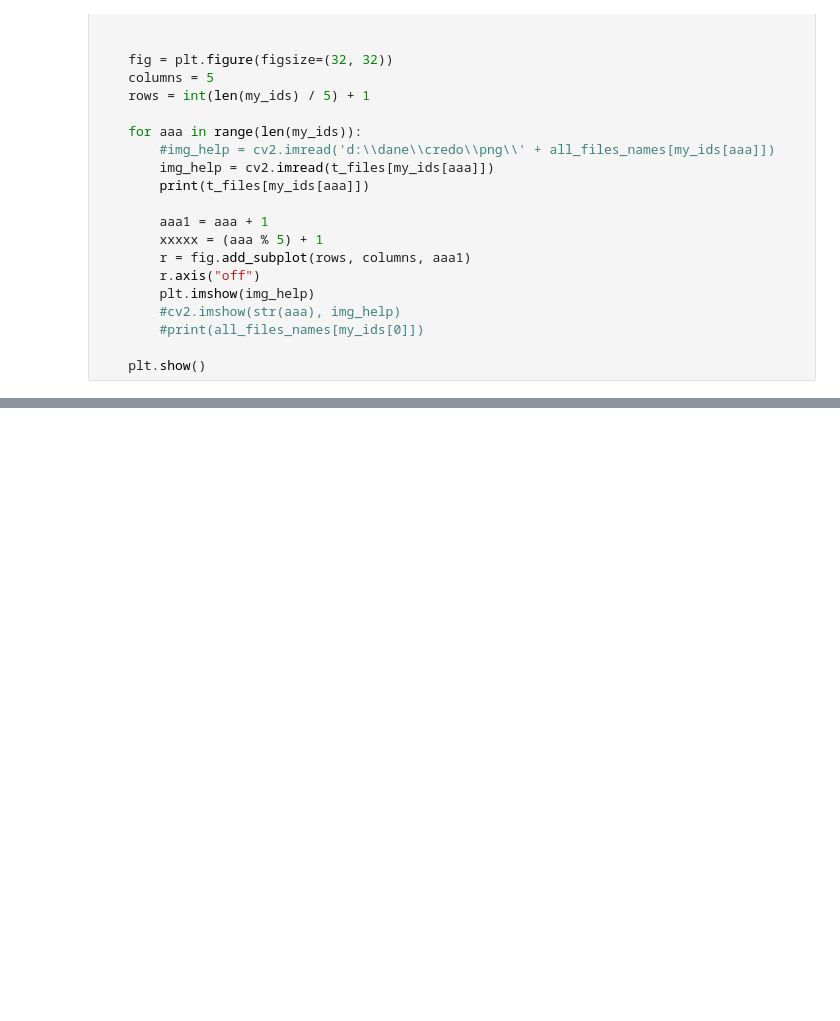
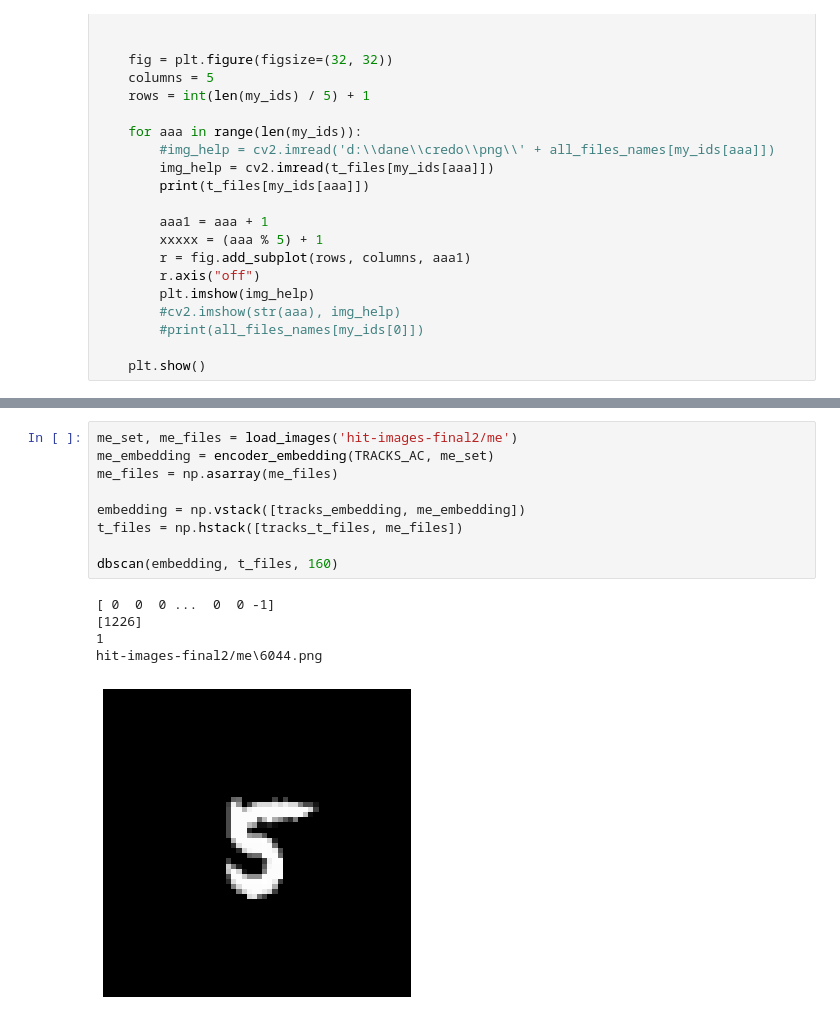
Before and after one commit to marp-science/credo-anomalies, a Jupyter notebook: 02_train_and_test_tracks_worms_th.ipynb, the cells around one changed output, grey strips where cells are left out. Saved outputs shown, nothing was run; the diff lists cells and outputs as text; blank space fills up the shorter version.

```diff
--- a/02_train_and_test_tracks_worms_th.ipynb
+++ b/02_train_and_test_tracks_worms_th.ipynb
@@ -296,0 +309,15 @@ hit-images-final2/me\6044.png
+# %%
+me_set, me_files = load_images('hit-images-final2/me')
+me_embedding = encoder_embedding(TRACKS_AC, me_set)
+me_files = np.asarray(me_files)
+
+embedding = np.vstack([tracks_embedding, me_embedding])
+t_files = np.hstack([tracks_t_files, me_files])
+
+dbscan(embedding, t_files, 160)
+# %% [output]
+[ 0  0  0 ...  0  0 -1]
+[1226]
+1
+hit-images-final2/me\6044.png
+[figure, added]
```
Also changed, not shown: parts of 4 cells of this notebook, 2 other files.
